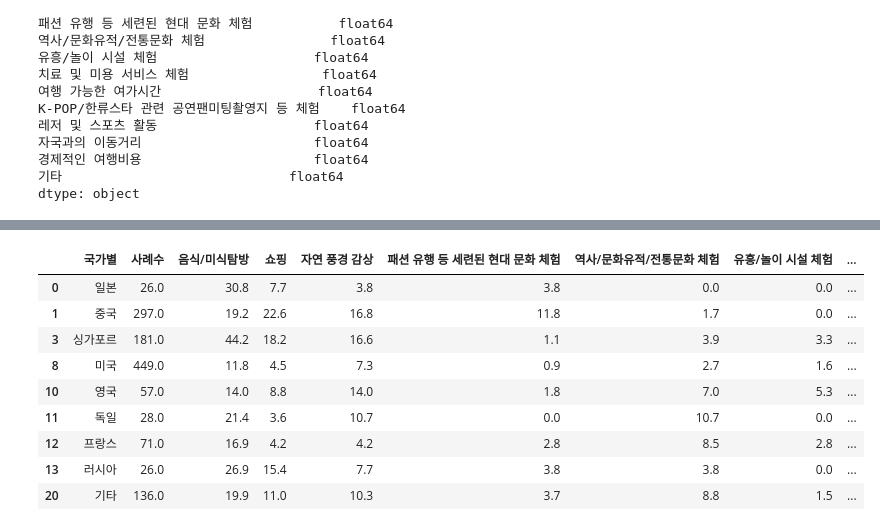
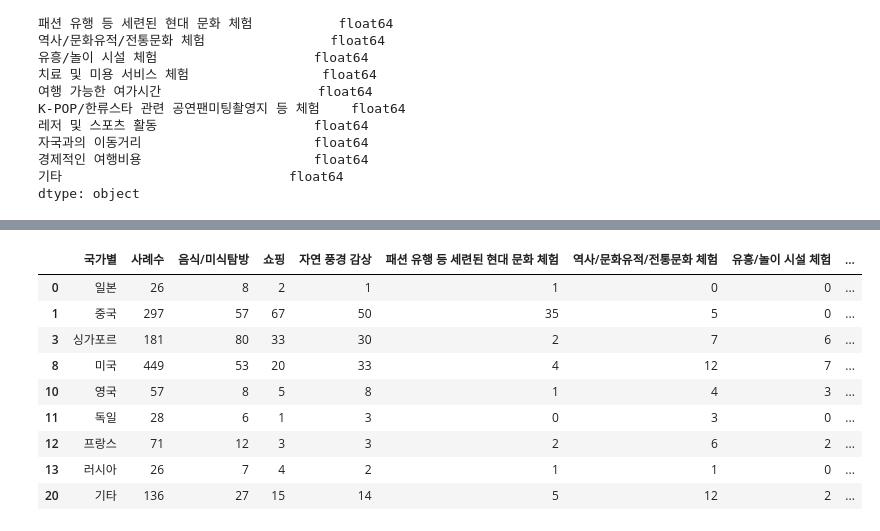
Before and after one commit to SDA2022/SDA-Project, a Jupyter notebook: 방한목적.ipynb, the cells around one changed output, grey strips where cells are left out. Drawn from its saved outputs; the diff is of its cells as text; code cells hidden in the pictures.

```diff
--- a/방한목적.ipynb
+++ b/방한목적.ipynb
@@ -222,0 +203,8 @@ Name: 사례수, dtype: bool
+# %%
+df2_country_copy = pd.concat([df2_country_copy['사례수'],df2_country_copy['음식/미식탐방'],df2_country_copy['쇼핑'],
+           df2_country_copy['자연 풍경 감상'],df2_country_copy['패션 유행 등 세련된 현대 문화 체험'],
+           df2_country_copy['역사/문화유적/전통문화 체험'],df2_country_copy['유흥/놀이 시설 체험'],df2_country_copy['치료 및 미용 서비스 체험'],
+           df2_country_copy['여행 가능한 여가시간'],df2_country_copy['K-POP/한류스타 관련 공연팬미팅촬영지 등 체험'],
+           df2_country_copy['레저 및 스포츠 활동'],df2_country_copy['자국과의 이동거리'],df2_country_copy['경제적인 여행비용'],
+           df2_country_copy['기타']],axis=1)
+df2_country_copy
@@ -222,0 +229,8 @@ Name: 사례수, dtype: bool
+# %%
+df2_country_copy = df2_country_copy.round(0)
+
+# 소수점 첫번째에서 반올림 했을 때 각 사례별 수의 합이 사례수와 같음을 알 수 있다.
+# 따라서 소수점 첫번째자리에서 반올림을 하고 float형태를 int형태로 변경해줌.
+# %%
+df2_country_copy = df2_country_copy.astype(int)
+df2_country_copy
@@ -222,0 +255,3 @@ Name: 사례수, dtype: bool
+# %%
+df2_country_copy = pd.concat([df2_country['국가별'], df2_country_copy], axis=1)
+df2_country_copy
@@ -250,14 +292,14 @@ Name: 사례수, dtype: bool
 # %%
-df2_country2 = df2_country[df2_country['사례수'] >23]
+df2_country2 = df2_country_copy[df2_country_copy['사례수'] >23]
 df2_country2
 # %% [output]
 |  | 국가별 | 사례수 | 음식/미식탐방 | 쇼핑 | 자연 풍경 감상 | 패션 유행 등 세련된 현대 문화 체험 | 역사/문화유적/전통문화 체험 | 유흥/놀이 시설 체험 | ... |
-| 0 | 일본 | 26.0 | 30.8 | 7.7 | 3.8 | 3.8 | 0.0 | 0.0 | ... |
-| 1 | 중국 | 297.0 | 19.2 | 22.6 | 16.8 | 11.8 | 1.7 | 0.0 | ... |
-| 3 | 싱가포르 | 181.0 | 44.2 | 18.2 | 16.6 | 1.1 | 3.9 | 3.3 | ... |
-| 8 | 미국 | 449.0 | 11.8 | 4.5 | 7.3 | 0.9 | 2.7 | 1.6 | ... |
-| 10 | 영국 | 57.0 | 14.0 | 8.8 | 14.0 | 1.8 | 7.0 | 5.3 | ... |
-| 11 | 독일 | 28.0 | 21.4 | 3.6 | 10.7 | 0.0 | 10.7 | 0.0 | ... |
-| 12 | 프랑스 | 71.0 | 16.9 | 4.2 | 4.2 | 2.8 | 8.5 | 2.8 | ... |
-| 13 | 러시아 | 26.0 | 26.9 | 15.4 | 7.7 | 3.8 | 3.8 | 0.0 | ... |
-| 20 | 기타 | 136.0 | 19.9 | 11.0 | 10.3 | 3.7 | 8.8 | 1.5 | ... |
+| 0 | 일본 | 26 | 8 | 2 | 1 | 1 | 0 | 0 | ... |
+| 1 | 중국 | 297 | 57 | 67 | 50 | 35 | 5 | 0 | ... |
+| 3 | 싱가포르 | 181 | 80 | 33 | 30 | 2 | 7 | 6 | ... |
+| 8 | 미국 | 449 | 53 | 20 | 33 | 4 | 12 | 7 | ... |
+| 10 | 영국 | 57 | 8 | 5 | 8 | 1 | 4 | 3 | ... |
+| 11 | 독일 | 28 | 6 | 1 | 3 | 0 | 3 | 0 | ... |
+| 12 | 프랑스 | 71 | 12 | 3 | 3 | 2 | 6 | 2 | ... |
+| 13 | 러시아 | 26 | 7 | 4 | 2 | 1 | 1 | 0 | ... |
+| 20 | 기타 | 136 | 27 | 15 | 14 | 5 | 12 | 2 | ... |
```
Also changed, not shown: parts of 21 cells of this notebook.
